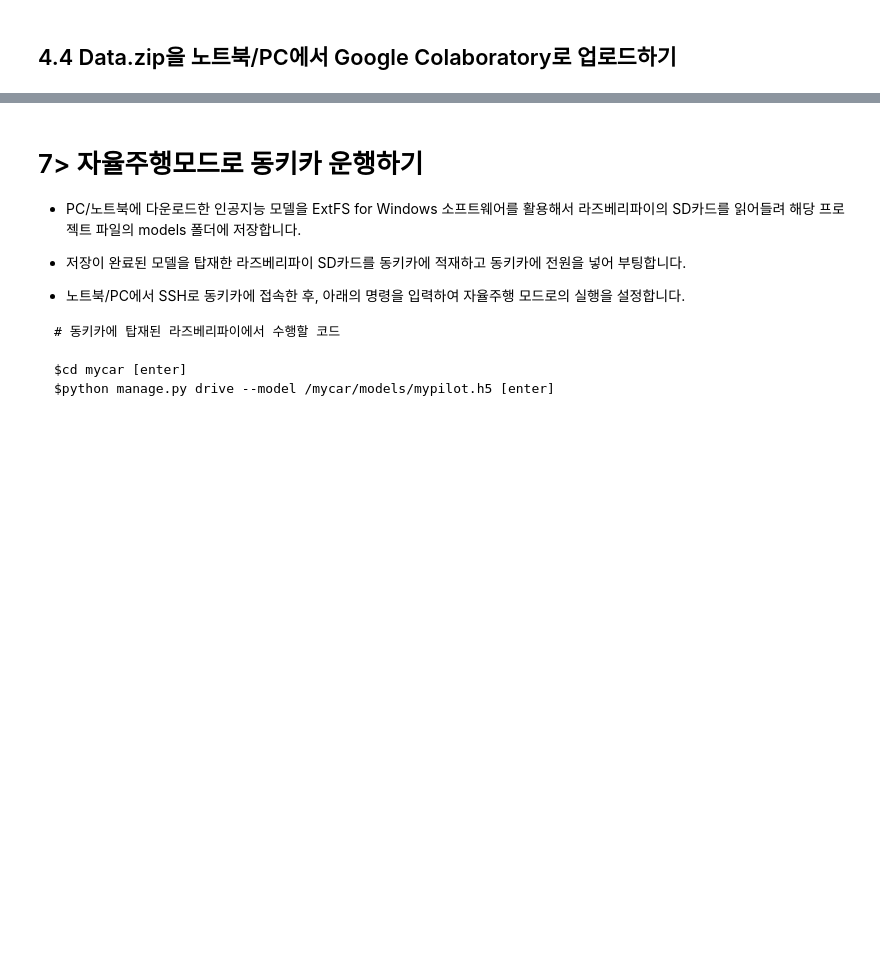
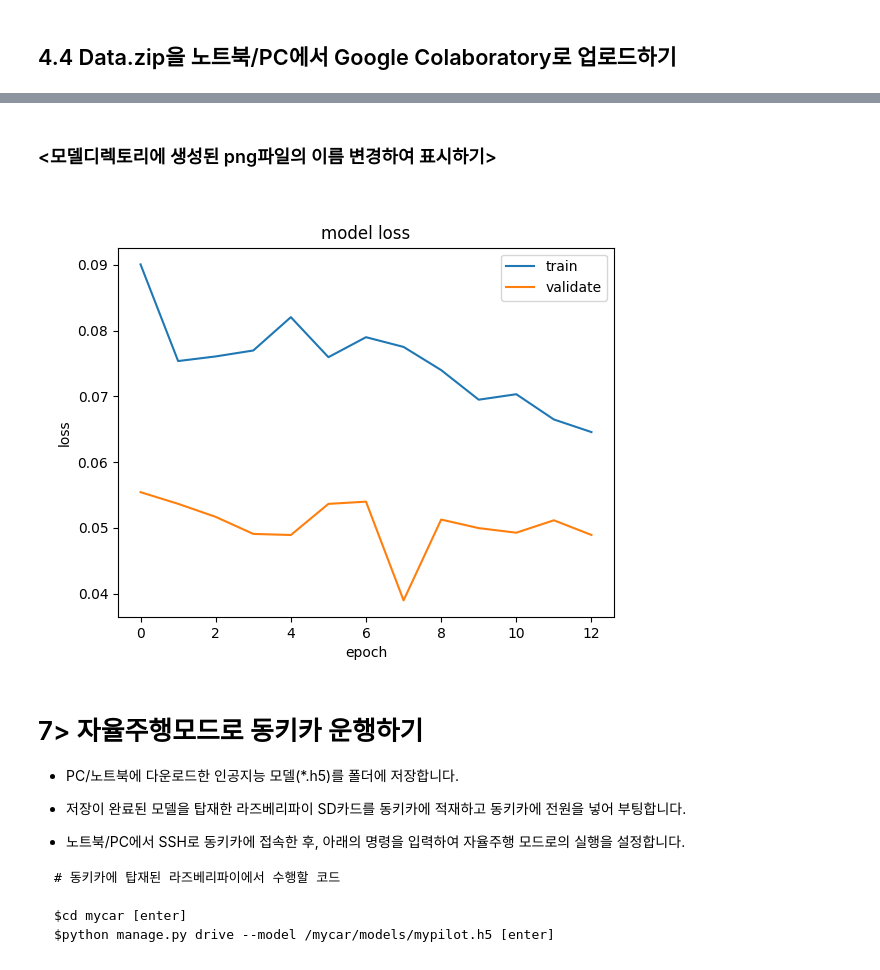
Before and after one commit to pletalk/Colab-DenkeyCar-Project, a Jupyter notebook: Donkey_Car_Training_using_Google_Colab_KR_Edition.ipynb, the cells around one changed output, grey strips where cells are left out. Cells and saved outputs as stored; diff of their text form; code cells hidden in the pictures; blank space fills up the shorter version.

```diff
--- a/Donkey_Car_Training_using_Google_Colab_KR_Edition.ipynb
+++ b/Donkey_Car_Training_using_Google_Colab_KR_Edition.ipynb
@@ -336,10 +364,28 @@ config loaded
 * 학습한 모델을 저장한 폴더에는 저장된 모델명 파일(여기서는 mypolot.h5)의 학습과정동안 계산된 loss(손실)과 정확도(accurracy)에 대한 값을 그래프로 표현한 png파일도 함께 저장되어 있습니다. 결과값에 대한 파일명은 "모델명_loss_acc_정확도실수값.png"의 형식으로 표현됩니다.
 
 <img src="https://monosnap.com/image/Xrnv8MfkNS8opa46LAcNvuHnmHPu9Q" width="480" height="320" />
+# %% [markdown]
+### <모델디렉토리에 생성된 png파일의 이름 변경하여 표시하기>
+# %%
+
+# 학습과정의 손실-인식율 그래프로 표시
+# models 디렉토리에 *.png파일로 저장
+
+from IPython.display import Image
+import os
+
+models_dir = '/content/mycar/models'
+
+acc_loss_filepath = 'mypilot.h5_loss_acc_0.038966.png'
+
+filename = os.path.join(models_dir, acc_loss_filepath)
+Image(filename=filename)
+# %% [output]
+[figure, added]
 # %% [markdown]
 # 7> 자율주행모드로 동키카 운행하기
 
-* PC/노트북에 다운로드한 인공지능 모델을 ExtFS for Windows 소프트웨어를 활용해서 라즈베리파이의 SD카드를 읽어들려 해당 프로젝트 파일의 models 폴더에 저장합니다.
+* PC/노트북에 다운로드한 인공지능 모델(*.h5)를 폴더에 저장합니다.
 
 * 저장이 완료된 모델을 탑재한 라즈베리파이 SD카드를 동키카에 적재하고 동키카에 전원을 넣어 부팅합니다.
 
```
Also changed, not shown: parts of 34 cells of this notebook.
